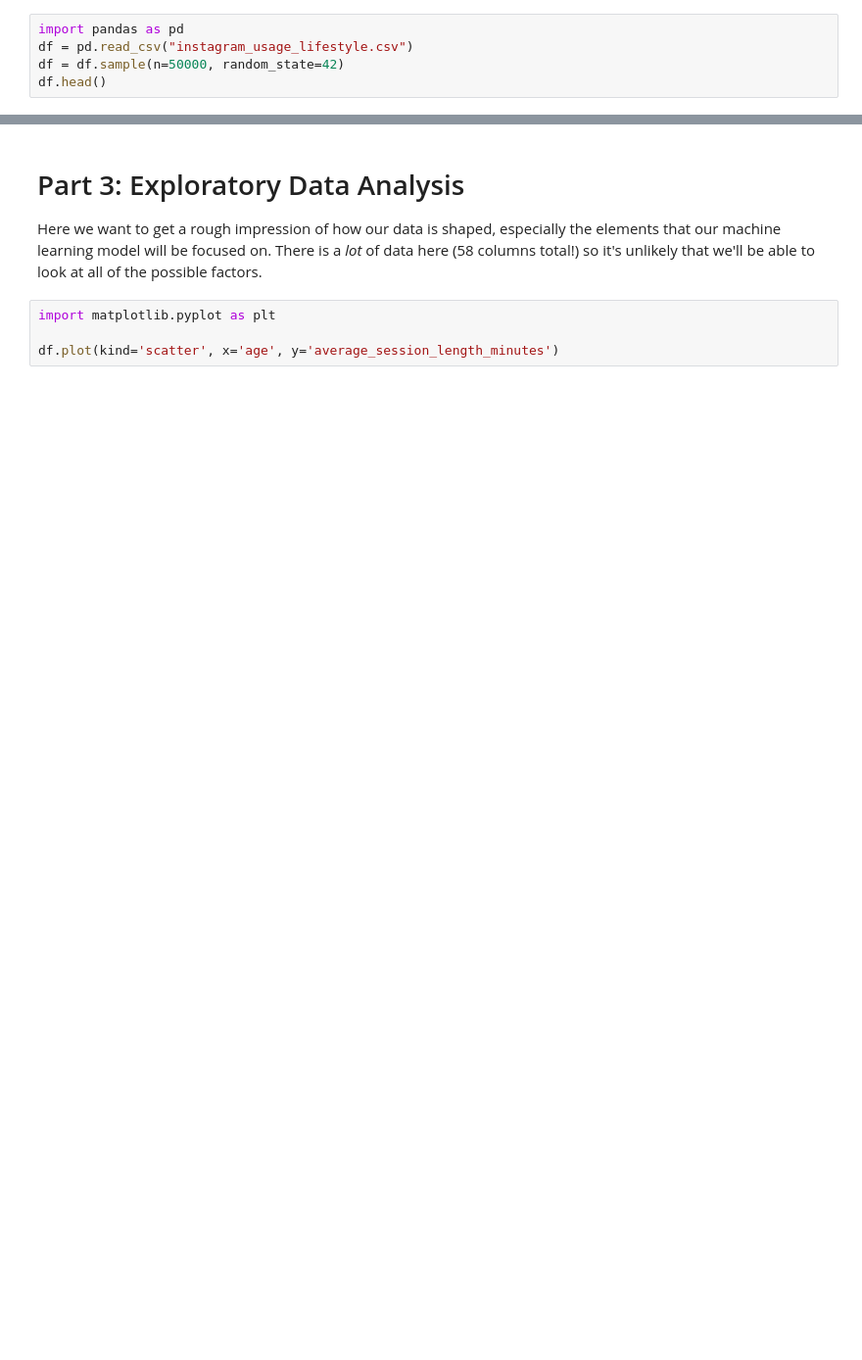
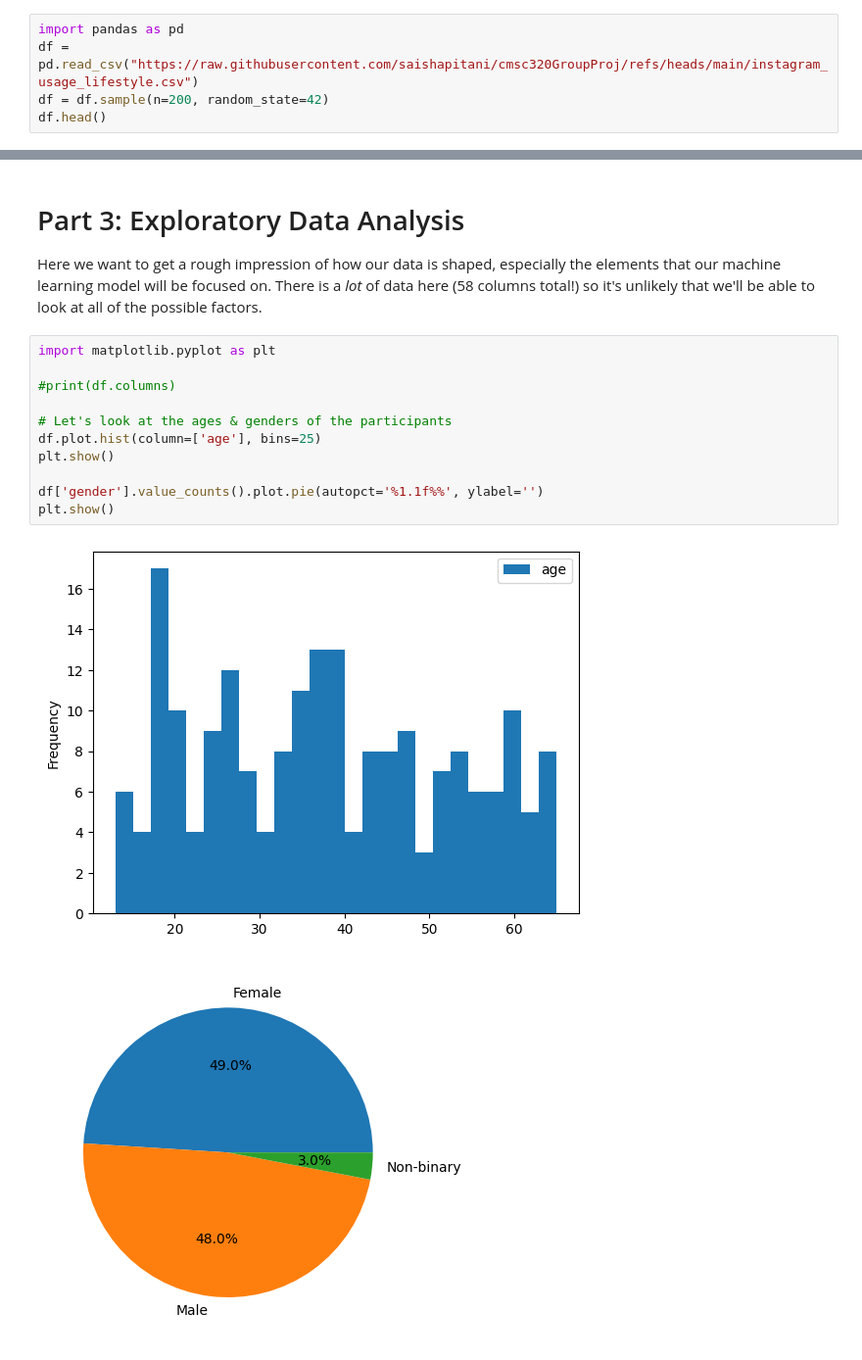
Before and after one commit to saishapitani/cmsc320GroupProj, a Jupyter notebook: final_proj.ipynb, the cells around one changed output, grey strips where cells are left out. Shown at 98% size. Cells and saved outputs as stored; diff of their text form; blank space fills up the shorter version.

```diff
--- a/final_proj.ipynb
+++ b/final_proj.ipynb
@@ -67,6 +65,6 @@ Importing and Condensing: Since the dataset has 1,000,000 entries, we think this
 # %%
 import pandas as pd
-df = pd.read_csv("instagram_usage_lifestyle.csv")
-df = df.sample(n=50000, random_state=42)
+df = pd.read_csv("https://raw.githubusercontent.com/saishapitani/cmsc320GroupProj/refs/heads/main/instagram_usage_lifestyle.csv")
+df = df.sample(n=200, random_state=42)
 df.head()
 # %% [output]
@@ -78,4 +82,14 @@ Here we want to get a rough impression of how our data is shaped, especially the
 # %%
 import matplotlib.pyplot as plt
 
-df.plot(kind='scatter', x='age', y='average_session_length_minutes')
+#print(df.columns)
+
+# Let's look at the ages & genders of the participants
+df.plot.hist(column=['age'], bins=25)
+plt.show()
+
+df['gender'].value_counts().plot.pie(autopct='%1.1f%%', ylabel='')
+plt.show()
+# %% [output]
+[figure, added]
+[figure, added]
```
Also changed, not shown: parts of 10 cells of this notebook.
